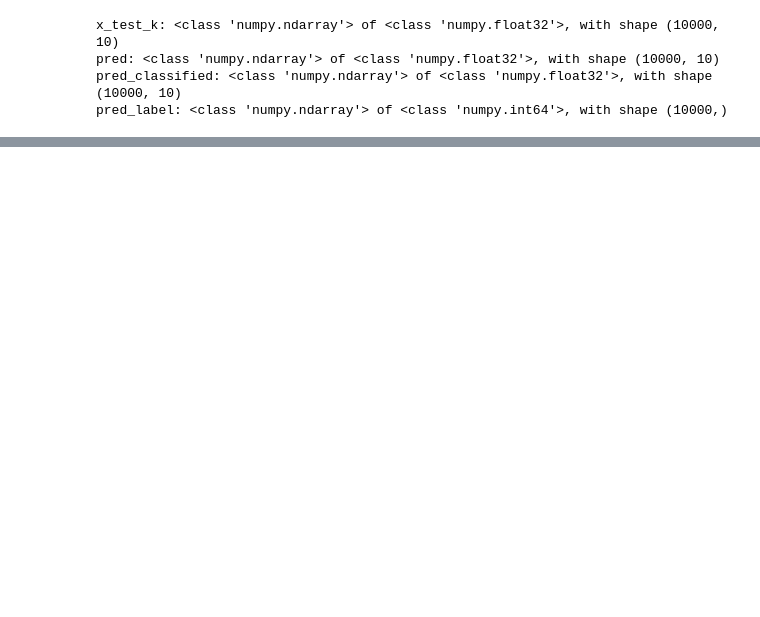
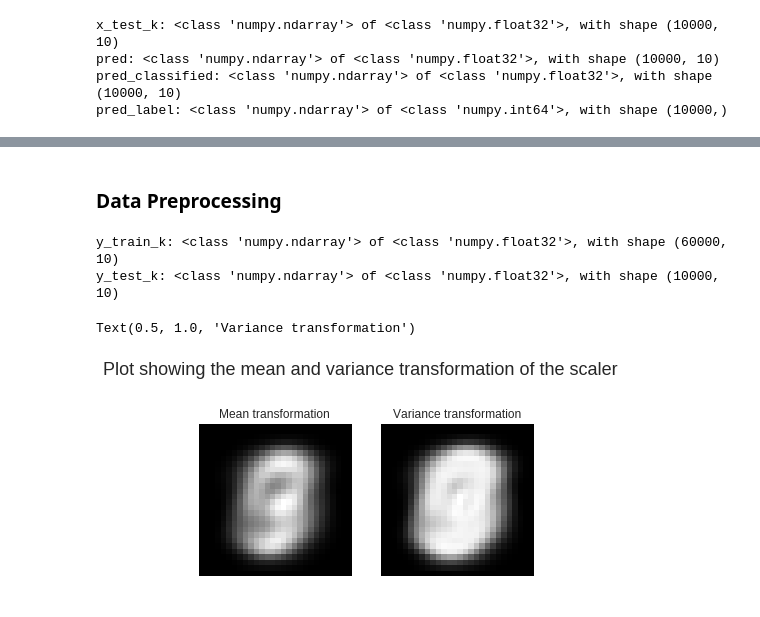
Before and after one commit to jahabdank/mnist-digit-classifiers, a Jupyter notebook: keras_mnist_digit_recognition.ipynb, the cells around one changed output, grey strips where cells are left out. Cells and saved outputs as stored; diff of their text form; code cells hidden in the pictures; blank space fills up the shorter version.

```diff
--- a/keras_mnist_digit_recognition.ipynb
+++ b/keras_mnist_digit_recognition.ipynb
@@ -338,0 +461,2 @@ plotImagesByIndex(misclasified_indexes[np.random.choice(len(misclasified_indexes
+# %%
+model_gbt.fit(x_train_flat, y_train)
@@ -338,0 +516,2 @@ plotImagesByIndex(misclasified_indexes[np.random.choice(len(misclasified_indexes
+# %% [markdown]
+### Data Preprocessing
@@ -338,0 +521,32 @@ plotImagesByIndex(misclasified_indexes[np.random.choice(len(misclasified_indexes
+# %%
+# Model requires one hot encoded data, normally can use label_binarize, but in this case the data is already endoed for keras in variables: y_train_k and y_test_k
+describeNumpyArray('y_train_k', y_train_k)
+describeNumpyArray('y_test_k', y_test_k)
+# %% [output]
+y_train_k: <class 'numpy.ndarray'> of <class 'numpy.float32'>, with shape (60000, 10)
+y_test_k: <class 'numpy.ndarray'> of <class 'numpy.float32'>, with shape (10000, 10)
+# %%
+# Model does not work well with unscaled data (contrary to the decision trees which do not mind htat much)
+from sklearn.preprocessing import StandardScaler
+standart_scaler = StandardScaler()
+standart_scaler.fit(x_train_flat.astype(float))
+x_train_flat_ss = standart_scaler.transform(x_train_flat.astype(float))
+x_test_flat_ss = standart_scaler.transform(x_test_flat.astype(float))
+
+# print(f"Mean (first 20 vals):\n {standart_scaler.mean_[0:20]}\nVariance (first 20 vals):\n{standart_scaler.var_[0:20]}")
+
+fig, m_axs = plt.subplots(1, 2, figsize = (6, 4))
+fig.suptitle("Plot showing the mean and variance transformation of the scaler", fontsize=18)
+m = m_axs[0]
+m.imshow(standart_scaler.mean_.reshape(28,28), cmap='gray')
+m.grid(False)
+m.axis('off')
+m.set_title("Mean transformation")
+m = m_axs[1]
+m.imshow(standart_scaler.var_.reshape(28,28), cmap='gray')
+m.grid(False)
+m.axis('off')
+m.set_title("Variance transformation")
+# %% [output]
+Text(0.5, 1.0, 'Variance transformation')
+[figure, added]
```
Also changed, not shown: parts of 69 cells of this notebook.
